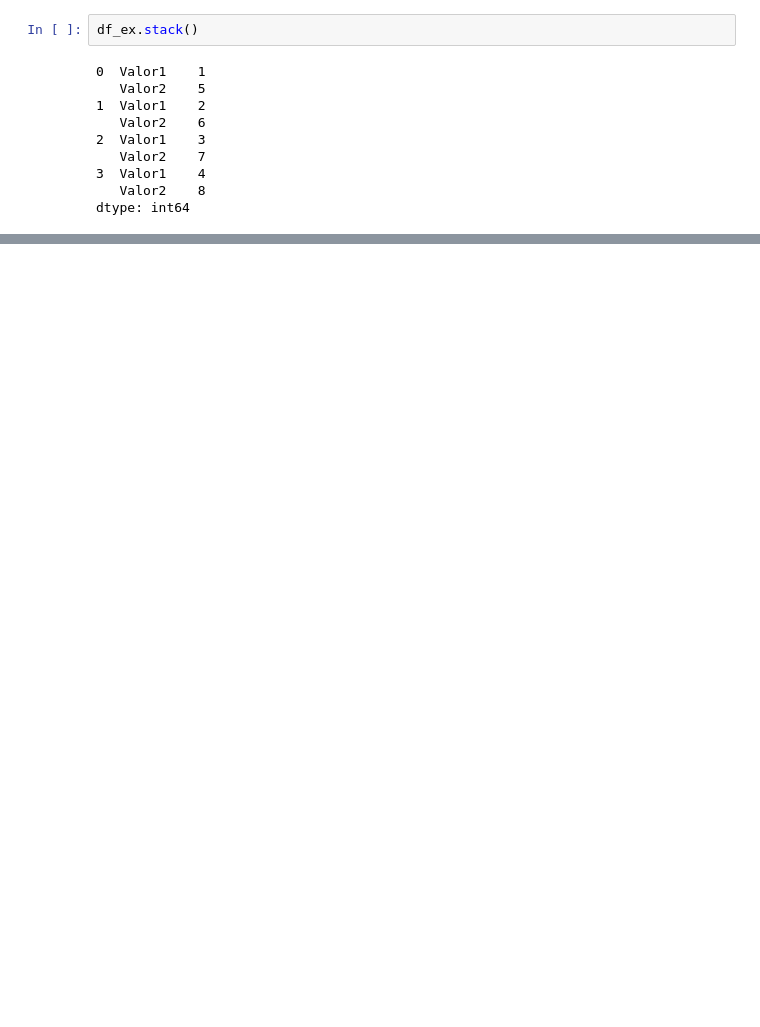
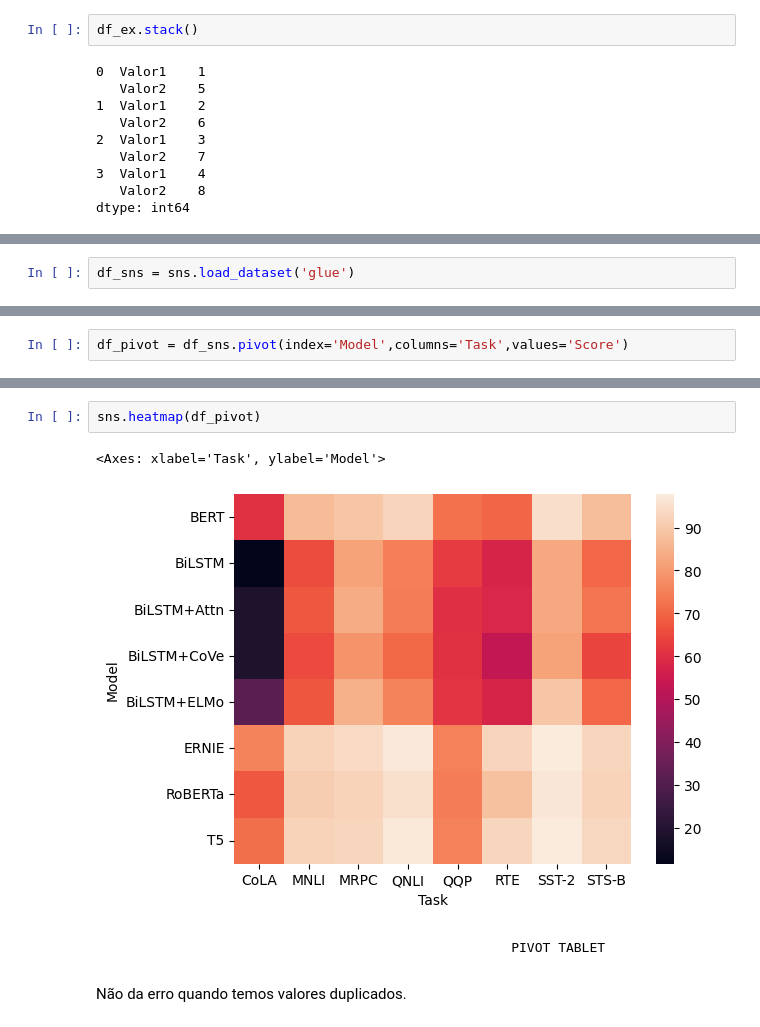
Before and after one commit to TgdaAlmeida/aula_coderhouse, a Jupyter notebook: CURSO_CODER/Aula14.ipynb, the cells around one changed output, grey strips where cells are left out. Drawn from its saved outputs; the diff is of its cells as text; blank space fills up the shorter version.

```diff
--- a/CURSO_CODER/Aula14.ipynb
+++ b/CURSO_CODER/Aula14.ipynb
@@ -177,0 +259,2 @@ dtype: int64
+# %%
+df_sns = sns.load_dataset('glue')
@@ -177,0 +277,2 @@ dtype: int64
+# %%
+df_pivot = df_sns.pivot(index='Model',columns='Task',values='Score')
@@ -177,0 +292,9 @@ dtype: int64
+# %%
+sns.heatmap(df_pivot)
+# %% [output]
+<Axes: xlabel='Task', ylabel='Model'>
+[figure, added]
+# %% [markdown]
+                                                       PIVOT TABLET
+# %% [markdown]
+Não da erro quando temos valores duplicados.
```
Also changed, not shown: parts of 34 cells of this notebook, 5 other files.
